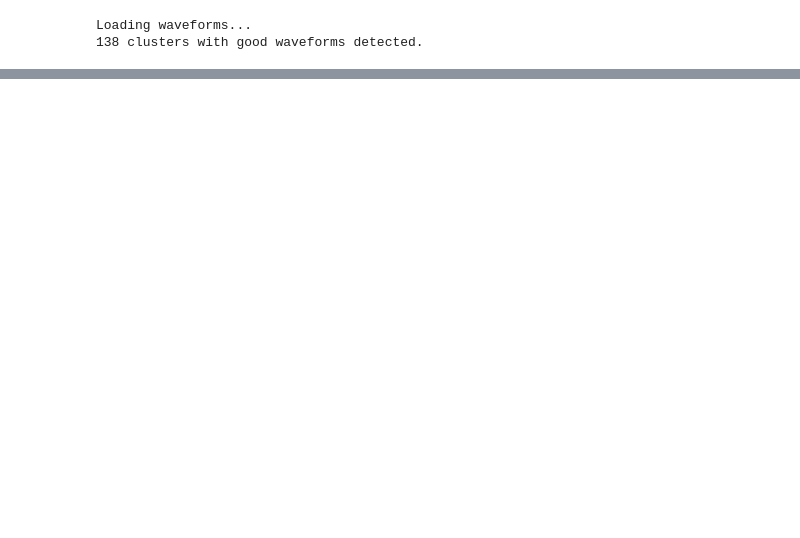
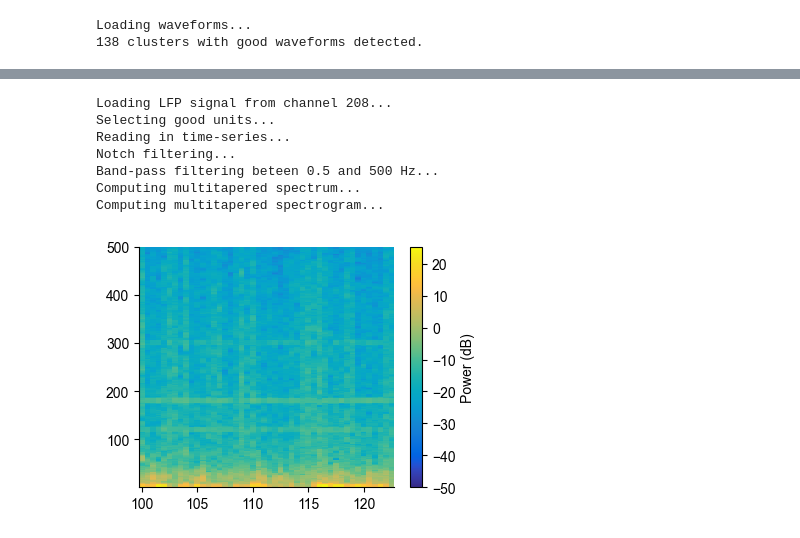
Before and after one commit to mateouma/fpp-npx, a Jupyter notebook: new_lib.ipynb, the cells around one changed output, grey strips where cells are left out. Drawn from its saved outputs; the diff is of its cells as text; code cells hidden in the pictures; blank space fills up the shorter version.

```diff
--- a/new_lib.ipynb
+++ b/new_lib.ipynb
@@ -46,0 +87,18 @@ gabagoo.plot_spectrum(log=True, ax=ax[1])
+# %%
+ch208LFP = ChannelSignal(208, npxsession, bandtype='LFP', waveform_dataset=waveform_dataset,
+                         notch_filt=1, bandpass_filt=[0.5,500], time_halfbandwidth_product=3,
+                         compute_spectrogram=True, verbose=True)
+
+fig,ax = plt.subplots(figsize=(4,3))
+spec = ch208LFP.plot_spectrogram(vmin=-50, ax=ax)
+plt.colorbar(spec, label='Power (dB)')
+fig.tight_layout()
+# %% [output]
+Loading LFP signal from channel 208...
+Selecting good units...
+Reading in time-series...
+Notch filtering...
+Band-pass filtering beteen 0.5 and 500 Hz...
+Computing multitapered spectrum...
+Computing multitapered spectrogram...
+[figure, added]
```
Also changed, not shown: parts of 17 cells of this notebook, 25 other files.
